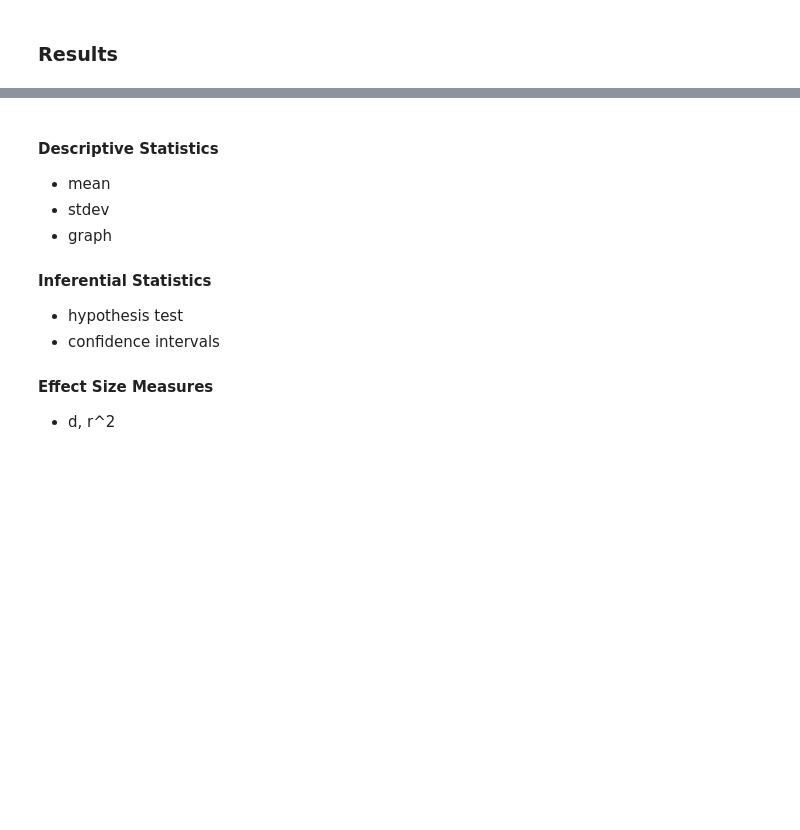
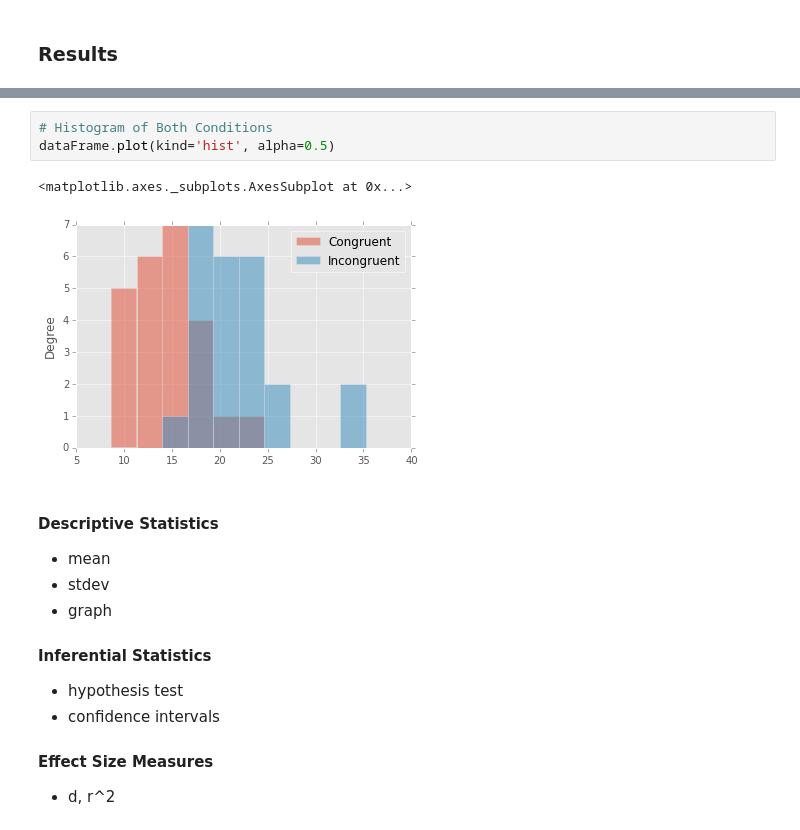
Before and after one commit to thrabchak/Udacity-Data-Analysis, a Jupyter notebook: P1 Stroop Effect/Data_Analyst_ND_Project1.ipynb, the cells around one changed output, grey strips where cells are left out. Drawn from its saved outputs; the diff is of its cells as text; blank space fills up the shorter version.

```diff
--- a/P1 Stroop Effect/Data_Analyst_ND_Project1.ipynb
+++ b/P1 Stroop Effect/Data_Analyst_ND_Project1.ipynb
@@ -43,3 +89,9 @@ dataFrame = pd.read_csv(path)
+# %%
+# Histogram of Both Conditions
+dataFrame.plot(kind='hist', alpha=0.5)
+# %% [output]
+<matplotlib.axes._subplots.AxesSubplot at 0x...>
+[figure, added]
 # %% [markdown]
 #### Descriptive Statistics
 - mean
```
Also changed, not shown: parts of 12 cells of this notebook.
